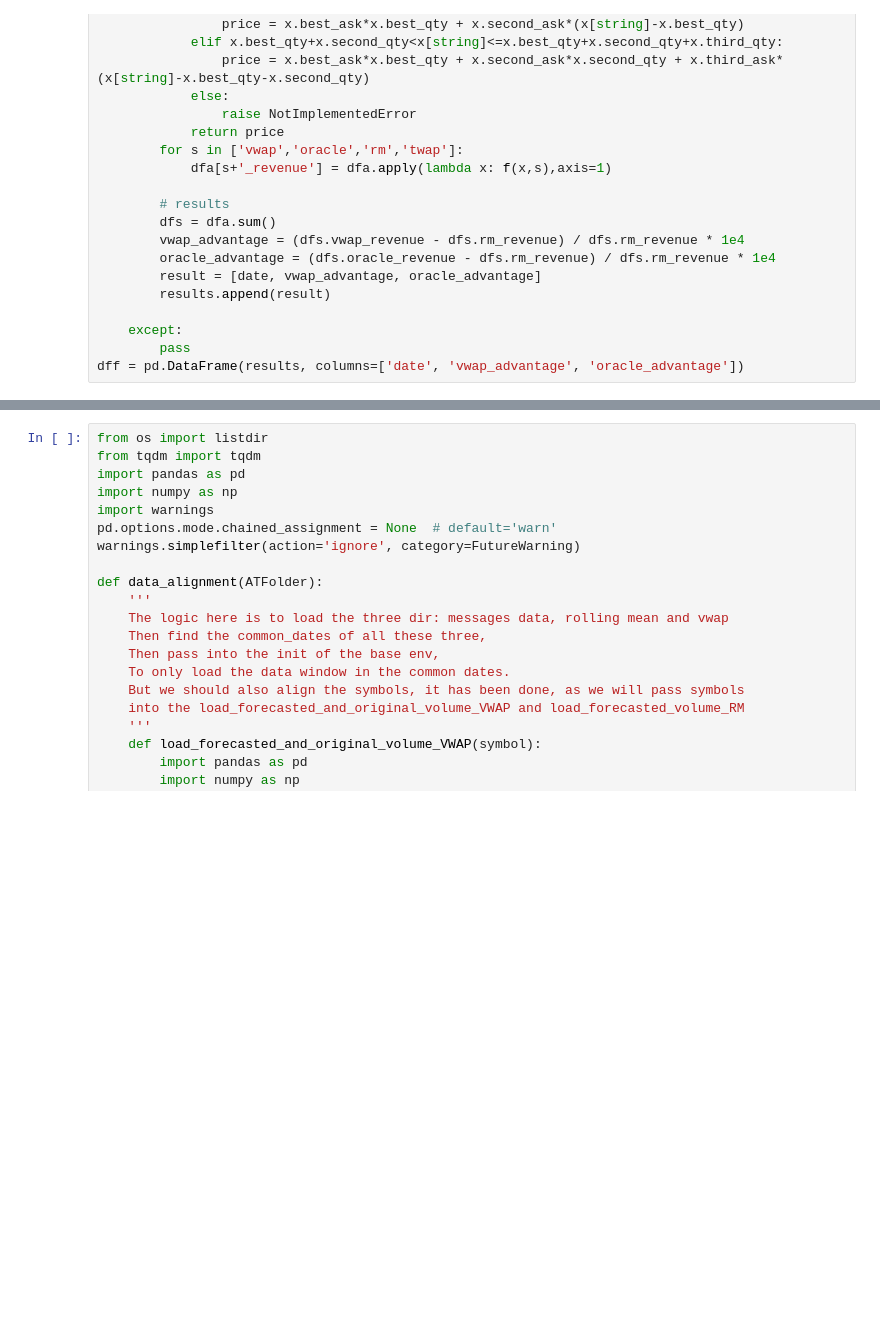
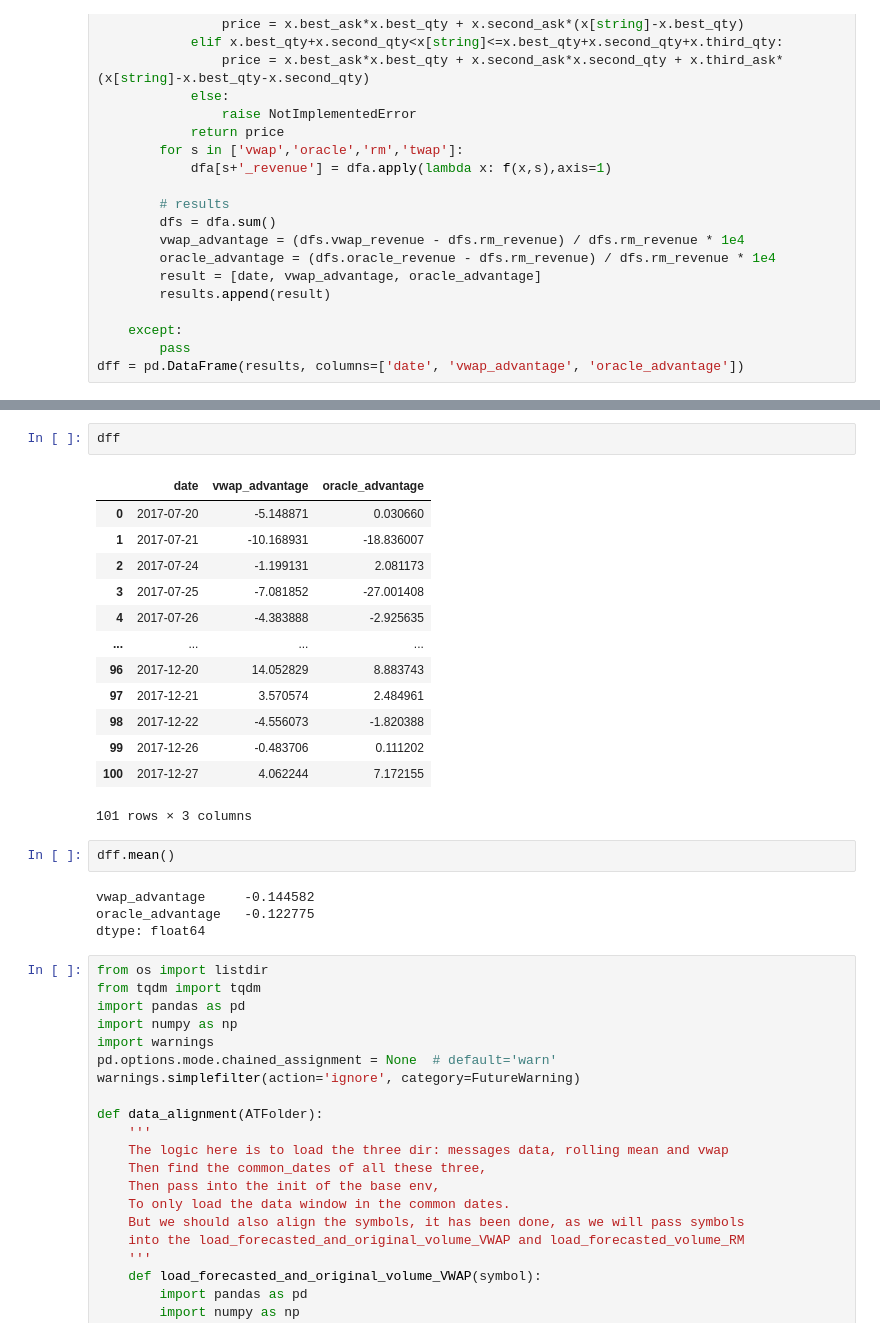
Before and after one commit to KangOxford/IntradayVoume, a Jupyter notebook: codes/loong copy 3.ipynb, the cells around one changed output, grey strips where cells are left out. Cells and saved outputs as stored; diff of their text form; blank space fills up the shorter version.

```diff
--- a/codes/loong copy 3.ipynb
+++ b/codes/loong copy 3.ipynb
@@ -831,3 +853,25 @@ dff = pd.DataFrame(results, columns=['date', 'vwap_advantage', 'oracle_advantage
+# %%
+dff
+# %% [output]
+|  | date | vwap_advantage | oracle_advantage |
+| 0 | 2017-07-20 | -5.148871 | 0.030660 |
+| 1 | 2017-07-21 | -10.168931 | -18.836007 |
+| 2 | 2017-07-24 | -1.199131 | 2.081173 |
+| 3 | 2017-07-25 | -7.081852 | -27.001408 |
+| 4 | 2017-07-26 | -4.383888 | -2.925635 |
+| ... | ... | ... | ... |
+| 96 | 2017-12-20 | 14.052829 | 8.883743 |
+| 97 | 2017-12-21 | 3.570574 | 2.484961 |
+| 98 | 2017-12-22 | -4.556073 | -1.820388 |
+| 99 | 2017-12-26 | -0.483706 | 0.111202 |
+| 100 | 2017-12-27 | 4.062244 | 7.172155 |
+101 rows × 3 columns
+# %%
+dff.mean()
+# %% [output]
+vwap_advantage     -0.144582
+oracle_advantage   -0.122775
+dtype: float64
 # %%
 from os import listdir
 from tqdm import tqdm
```
Also changed, not shown: parts of 4 cells of this notebook, 3 other files.
